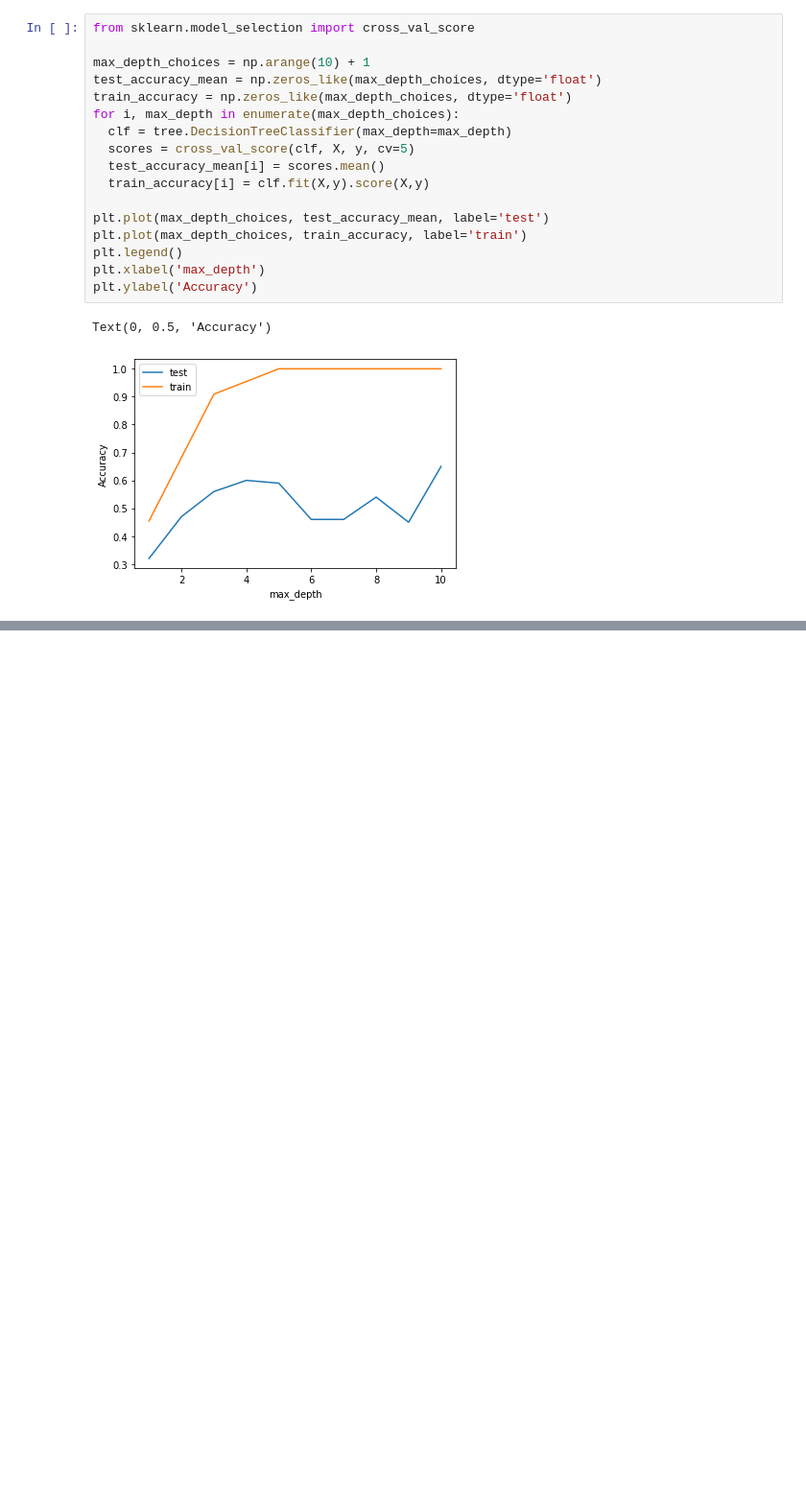
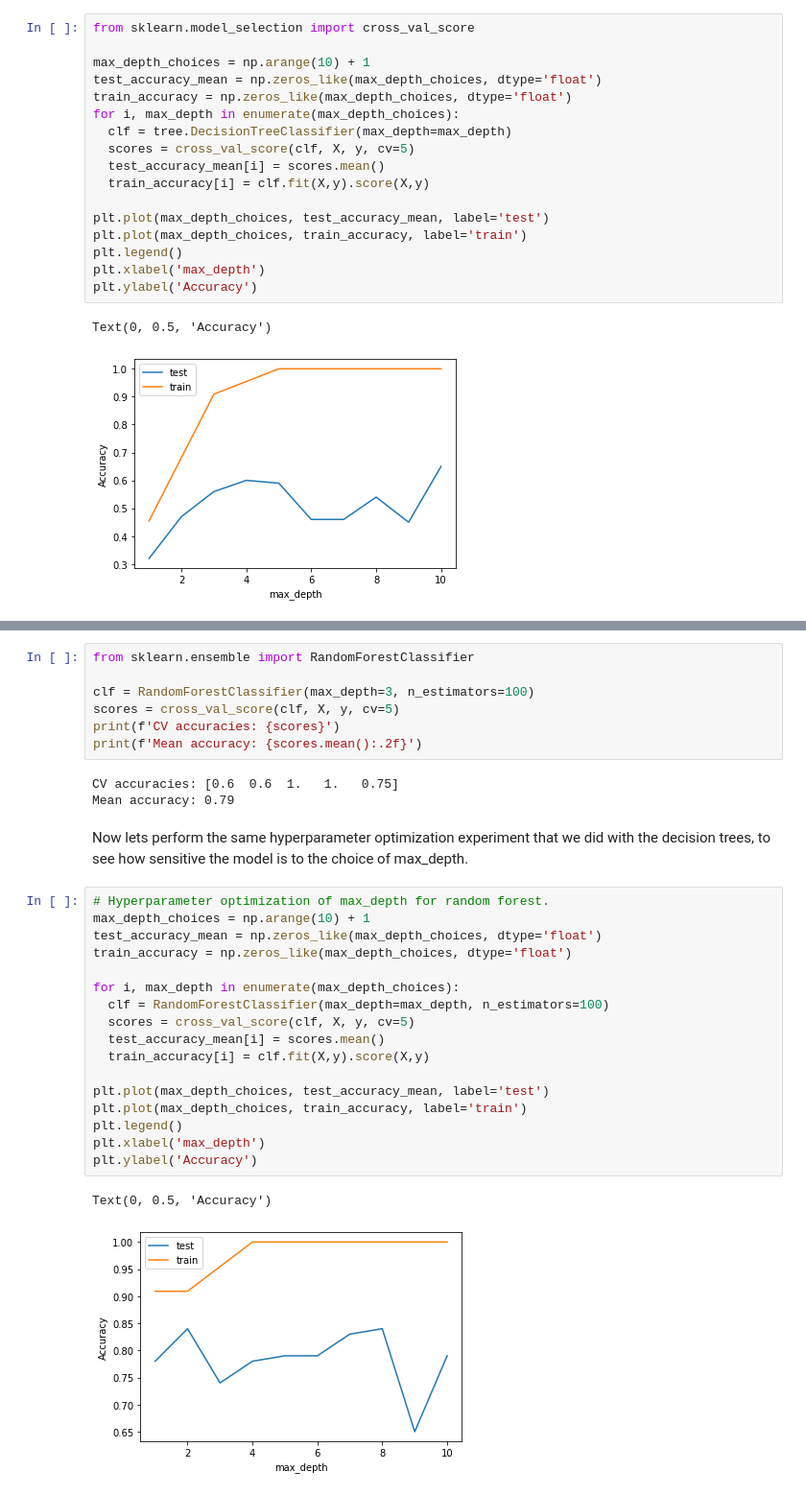
Before and after one commit to peterjsadowski/Tutorial-Microbiome, a Jupyter notebook: part2_ML.ipynb, the cells around one changed output, grey strips where cells are left out. Shown at 96% size. Saved outputs shown, nothing was run; the diff lists cells and outputs as text; blank space fills up the shorter version.

```diff
--- a/part2_ML.ipynb
+++ b/part2_ML.ipynb
@@ -183,0 +188,32 @@ Text(0, 0.5, 'Accuracy')
+# %%
+from sklearn.ensemble import RandomForestClassifier
+
+clf = RandomForestClassifier(max_depth=3, n_estimators=100)
+scores = cross_val_score(clf, X, y, cv=5)
+print(f'CV accuracies: {scores}')
+print(f'Mean accuracy: {scores.mean():.2f}')
+# %% [output]
+CV accuracies: [0.6  0.6  1.   1.   0.75]
+Mean accuracy: 0.79
+# %% [markdown]
+Now lets perform the same hyperparameter optimization experiment that we did with the decision trees, to see how sensitive the model is to the choice of max_depth.
+# %%
+# Hyperparameter optimization of max_depth for random forest.
+max_depth_choices = np.arange(10) + 1
+test_accuracy_mean = np.zeros_like(max_depth_choices, dtype='float')
+train_accuracy = np.zeros_like(max_depth_choices, dtype='float')
+
+for i, max_depth in enumerate(max_depth_choices):
+  clf = RandomForestClassifier(max_depth=max_depth, n_estimators=100)
+  scores = cross_val_score(clf, X, y, cv=5)
+  test_accuracy_mean[i] = scores.mean()
+  train_accuracy[i] = clf.fit(X,y).score(X,y)
+
+plt.plot(max_depth_choices, test_accuracy_mean, label='test')
+plt.plot(max_depth_choices, train_accuracy, label='train')
+plt.legend()
+plt.xlabel('max_depth')
+plt.ylabel('Accuracy')
+# %% [output]
+Text(0, 0.5, 'Accuracy')
+[figure, added]
```
Also changed, not shown: parts of 4 cells of this notebook.
